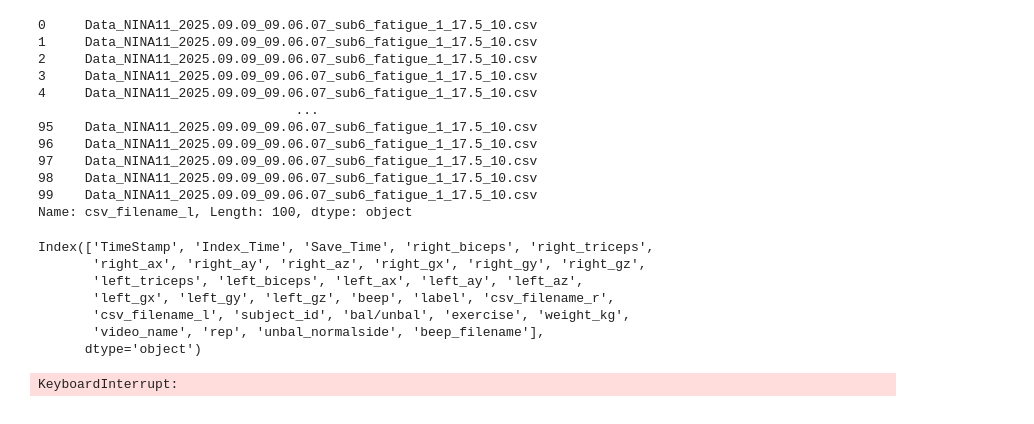
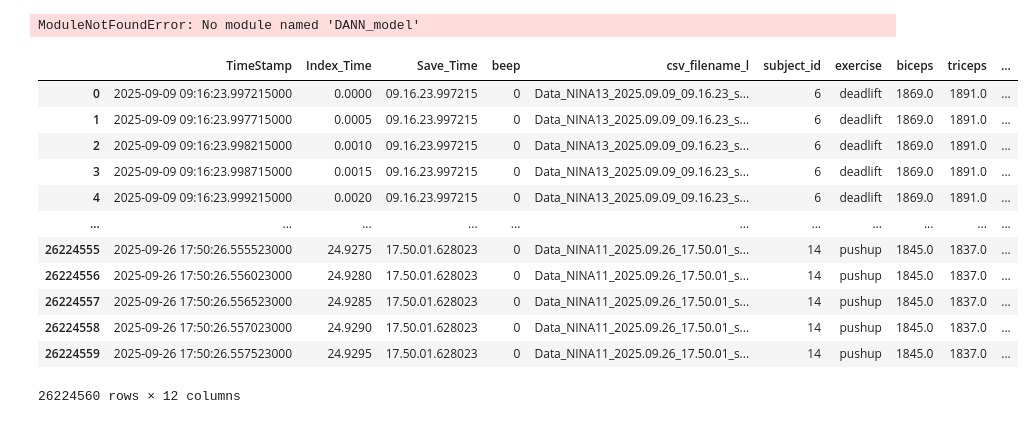
Before and after one commit to H0jinPark/Domain_Adaptation_for_EMG_IMU_Sensor, a Jupyter notebook: notebook/EDA.ipynb, the cells around one changed output. Saved outputs shown, nothing was run; the diff lists cells and outputs as text; code cells hidden in the pictures.

```diff
--- a/notebook/EDA.ipynb
+++ b/notebook/EDA.ipynb
@@ -8,21 +0,0 @@ data = pd.read_parquet(
-# %%
-import pandas as pd
-
-# 1. 컬럼 너비 제한을 해제 (None으로 설정하면 무제한)
-pd.set_option('display.max_colwidth', None)
-
-# 다시 출력해보기
-print(data['csv_filename_l'].head(100))
-# %% [output]
-0     Data_NINA11_2025.09.09_09.06.07_sub6_fatigue_1_17.5_10.csv
-1     Data_NINA11_2025.09.09_09.06.07_sub6_fatigue_1_17.5_10.csv
-2     Data_NINA11_2025.09.09_09.06.07_sub6_fatigue_1_17.5_10.csv
-3     Data_NINA11_2025.09.09_09.06.07_sub6_fatigue_1_17.5_10.csv
-4     Data_NINA11_2025.09.09_09.06.07_sub6_fatigue_1_17.5_10.csv
-                                 ...
-95    Data_NINA11_2025.09.09_09.06.07_sub6_fatigue_1_17.5_10.csv
-96    Data_NINA11_2025.09.09_09.06.07_sub6_fatigue_1_17.5_10.csv
-97    Data_NINA11_2025.09.09_09.06.07_sub6_fatigue_1_17.5_10.csv
-98    Data_NINA11_2025.09.09_09.06.07_sub6_fatigue_1_17.5_10.csv
-99    Data_NINA11_2025.09.09_09.06.07_sub6_fatigue_1_17.5_10.csv
-Name: csv_filename_l, Length: 100, dtype: object
@@ -31,31 +1,28 @@ ex_data = data[data["csv_filename_l"] == 'Data_NINA11_2025.09.09_09.06.07_sub6_f
-# %%
-ex_data.columns
-# %% [output]
-Index(['TimeStamp', 'Index_Time', 'Save_Time', 'right_biceps', 'right_triceps',
-       'right_ax', 'right_ay', 'right_az', 'right_gx', 'right_gy', 'right_gz',
-       'left_triceps', 'left_biceps', 'left_ax', 'left_ay', 'left_az',
-       'left_gx', 'left_gy', 'left_gz', 'beep', 'label', 'csv_filename_r',
-       'csv_filename_l', 'subject_id', 'bal/unbal', 'exercise', 'weight_kg',
-       'video_name', 'rep', 'unbal_normalside', 'beep_filename'],
-      dtype='object')
-# %%
-import matplotlib.pyplot as plt
-
-# 1. 현재 데이터 컬럼명에 맞춰 EMG 관련 컬럼만 추출
-# 'biceps'나 'triceps'가 포함된 컬럼을 찾습니다.
-emg_cols = [c for c in ex_data.columns if 'biceps' in c or 'triceps' in c]
-
-if len(emg_cols) == 0:
-    raise ValueError("데이터에서 EMG(biceps/triceps) 컬럼을 찾을 수 없습니다. 컬럼명을 확인해주세요.")
-
-# 2. 그래프 그리기 (서브플롯 생성)
-fig, axes = plt.subplots(len(emg_cols), 1, figsize=(14, 2.5 * len(emg_cols)), sharex=True)
-
-# 컬럼이 하나일 경우를 대비한 예외 처리
-# 100개마다 하나씩 점을 찍어서 그리기 (4,700만 개 -> 47만 개로 축소)
-sampled_data = ex_data.iloc[::100]
-
-for ax, col in zip(axes, emg_cols):
-    ax.plot(sampled_data["TimeStamp"], sampled_data[col], linewidth=0.5)
-# %% [output]
-KeyboardInterrupt:
+# %%
+from DANN_model import DANNModel
+
+DEVICE = torch.device("cuda" if torch.cuda.is_available() else "cpu")
+save_path = 'weights/dann_best_model.pth'
+model = DANNModel(in_channels=5, num_classes=num_classes).to(DEVICE)
+
+model.load_state_dict(torch.load(save_path))
+model.eval()
+# %% [output]
+ModuleNotFoundError: No module named 'DANN_model'
+# %%
+data2.to_parquet('../data/samsung2_original.parquet', index=False)
+data2
+# %% [output]
+|  | TimeStamp | Index_Time | Save_Time | beep | csv_filename_l | subject_id | exercise | biceps | triceps | ... |
+| 0 | 2025-09-09 09:16:23.997215000 | 0.0000 | 09.16.23.997215 | 0 | Data_NINA13_2025.09.09_09.16.23_s... | 6 | deadlift | 1869.0 | 1891.0 | ... |
+| 1 | 2025-09-09 09:16:23.997715000 | 0.0005 | 09.16.23.997215 | 0 | Data_NINA13_2025.09.09_09.16.23_s... | 6 | deadlift | 1869.0 | 1891.0 | ... |
+| 2 | 2025-09-09 09:16:23.998215000 | 0.0010 | 09.16.23.997215 | 0 | Data_NINA13_2025.09.09_09.16.23_s... | 6 | deadlift | 1869.0 | 1891.0 | ... |
+| 3 | 2025-09-09 09:16:23.998715000 | 0.0015 | 09.16.23.997215 | 0 | Data_NINA13_2025.09.09_09.16.23_s... | 6 | deadlift | 1869.0 | 1891.0 | ... |
+| 4 | 2025-09-09 09:16:23.999215000 | 0.0020 | 09.16.23.997215 | 0 | Data_NINA13_2025.09.09_09.16.23_s... | 6 | deadlift | 1869.0 | 1891.0 | ... |
+| ... | ... | ... | ... | ... | ... | ... | ... | ... | ... | ... |
+| 26224555 | 2025-09-26 17:50:26.555523000 | 24.9275 | 17.50.01.628023 | 0 | Data_NINA11_2025.09.26_17.50.01_s... | 14 | pushup | 1845.0 | 1837.0 | ... |
+| 26224556 | 2025-09-26 17:50:26.556023000 | 24.9280 | 17.50.01.628023 | 0 | Data_NINA11_2025.09.26_17.50.01_s... | 14 | pushup | 1845.0 | 1837.0 | ... |
+| 26224557 | 2025-09-26 17:50:26.556523000 | 24.9285 | 17.50.01.628023 | 0 | Data_NINA11_2025.09.26_17.50.01_s... | 14 | pushup | 1845.0 | 1837.0 | ... |
+| 26224558 | 2025-09-26 17:50:26.557023000 | 24.9290 | 17.50.01.628023 | 0 | Data_NINA11_2025.09.26_17.50.01_s... | 14 | pushup | 1845.0 | 1837.0 | ... |
+| 26224559 | 2025-09-26 17:50:26.557523000 | 24.9295 | 17.50.01.628023 | 0 | Data_NINA11_2025.09.26_17.50.01_s... | 14 | pushup | 1845.0 | 1837.0 | ... |
+26224560 rows × 12 columns
```
Also changed, not shown: parts of 10 cells of this notebook, 21 other files.
